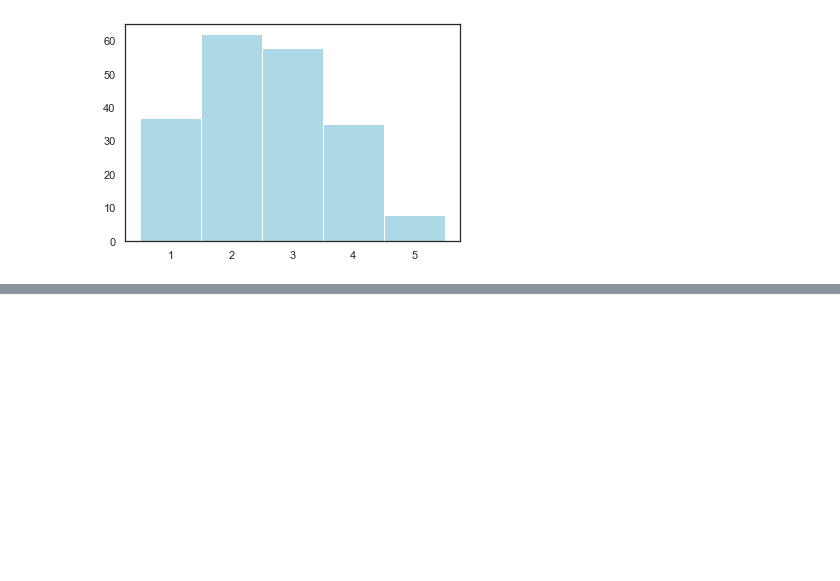
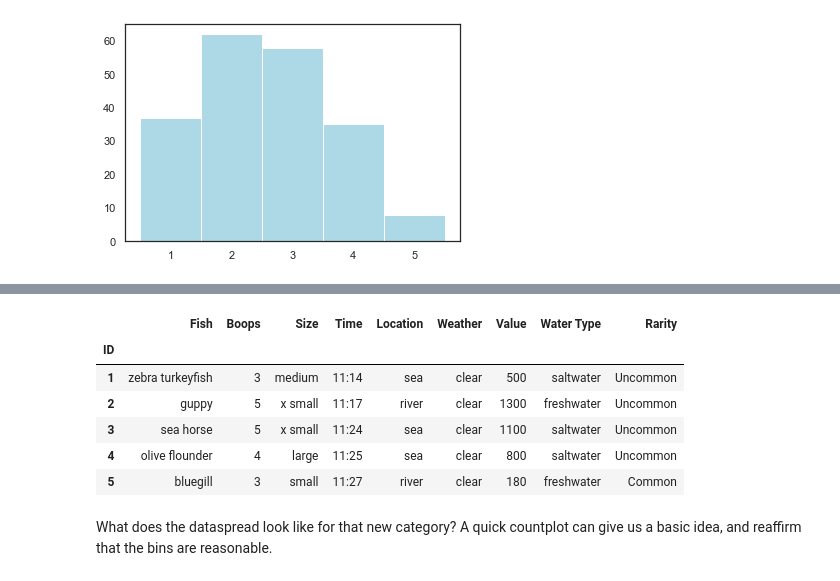
Before and after one commit to angelinaolmedo7/DS-1.1, a Jupyter notebook: final_project/Feesh.ipynb, the cells around one changed output, grey strips where cells are left out. Cells and saved outputs as stored; diff of their text form; code cells hidden in the pictures; blank space fills up the shorter version.

```diff
--- a/final_project/Feesh.ipynb
+++ b/final_project/Feesh.ipynb
@@ -161,0 +297,16 @@ In fact, at a glance it appears to resemble a right-skewed distribution. Maybe a
+# %%
+BINS = [0, 100, 400, 1300, 4000, np.inf]
+LABELS = ['Trash', 'Common', 'Uncommon', 'Rare', 'Very rare']
+
+df['Rarity'] = pd.cut(df['Value'], BINS, include_lowest=True, labels=LABELS)
+df.head()
+# %% [output]
+|  | Fish | Boops | Size | Time | Location | Weather | Value | Water Type | Rarity |
+| ID |  |  |  |  |  |  |  |  |  |
+| 1 | zebra turkeyfish | 3 | medium | 11:14 | sea | clear | 500 | saltwater | Uncommon |
+| 2 | guppy | 5 | x small | 11:17 | river | clear | 1300 | freshwater | Uncommon |
+| 3 | sea horse | 5 | x small | 11:24 | sea | clear | 1100 | saltwater | Uncommon |
+| 4 | olive flounder | 4 | large | 11:25 | sea | clear | 800 | saltwater | Uncommon |
+| 5 | bluegill | 3 | small | 11:27 | river | clear | 180 | freshwater | Common |
+# %% [markdown]
+What does the dataspread look like for that new category? A quick countplot can give us a basic idea, and reaffirm that the bins are reasonable.
```
Also changed, not shown: parts of 35 cells of this notebook.
